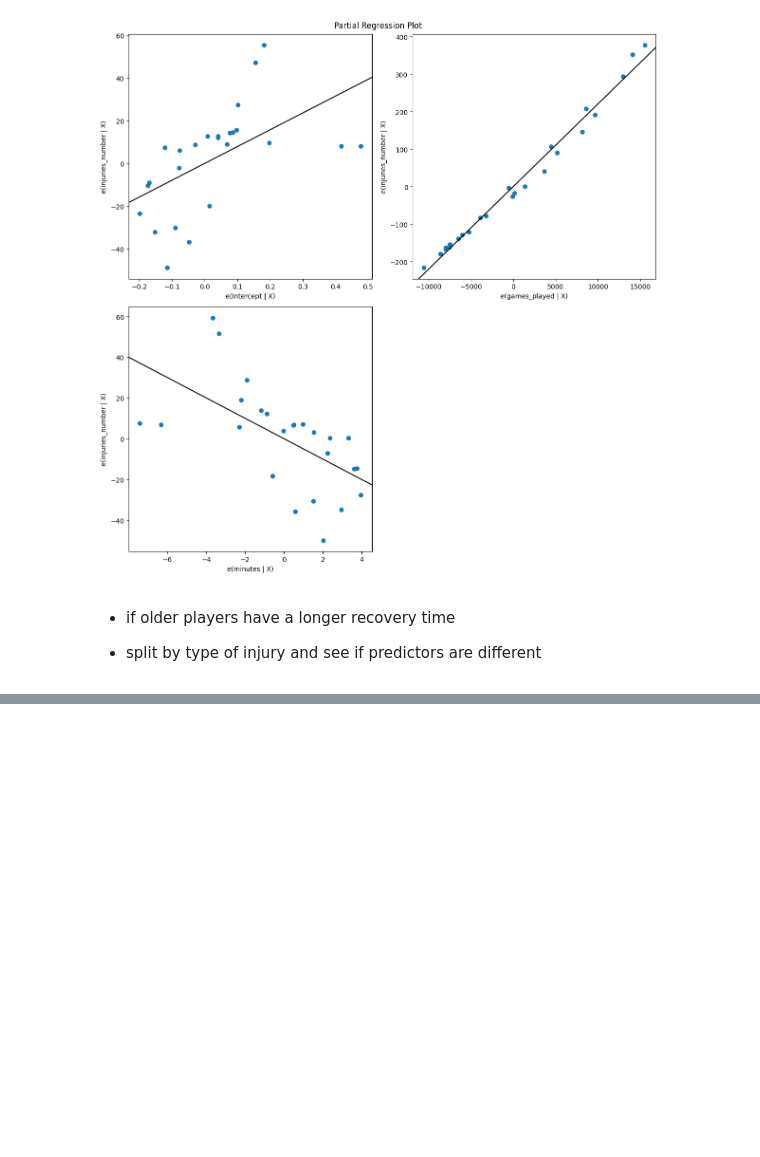
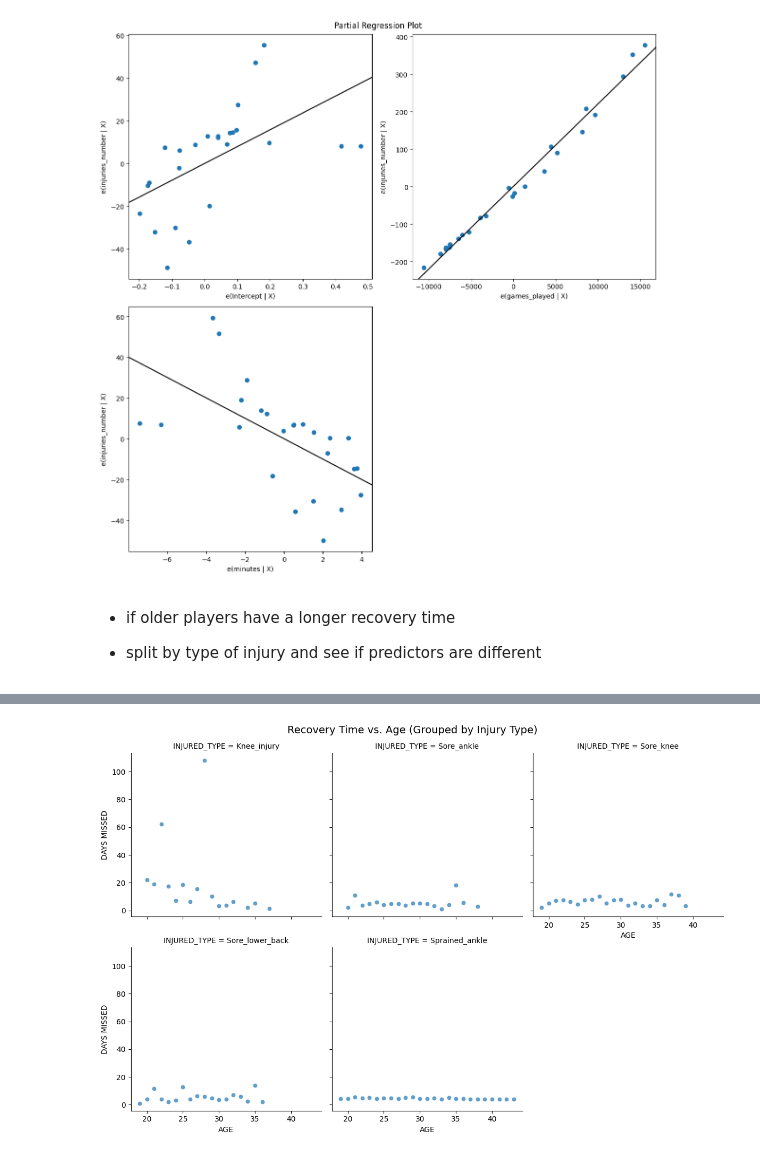
Before and after one commit to luciocanepa/data_science_project, a Jupyter notebook: regression.ipynb, the cells around one changed output, grey strips where cells are left out. Cells and saved outputs as stored; diff of their text form; code cells hidden in the pictures; blank space fills up the shorter version.

```diff
--- a/regression.ipynb
+++ b/regression.ipynb
@@ -391,0 +425,20 @@ plot_part_reg(res_multiple)
+# %%
+import matplotlib.pyplot as plt
+import seaborn as sns
+
+# Set up the FacetGrid with each injury type as a separate plot
+g = sns.FacetGrid(recovery_by_age_and_type, col="INJURED_TYPE", col_wrap=3, height=4, sharex=True, sharey=True)
+
+# Map scatter plots onto each subplot
+g.map_dataframe(sns.scatterplot, x="AGE", y="DAYS MISSED", alpha=0.7)
+
+# Add title to the overall figure
+g.fig.suptitle("Recovery Time vs. Age (Grouped by Injury Type)", fontsize=14)
+
+# Adjust layout
+g.tight_layout()
+
+# Show the plots
+plt.show()
+# %% [output]
+[figure, added]
```
Also changed, not shown: parts of 12 cells of this notebook.
